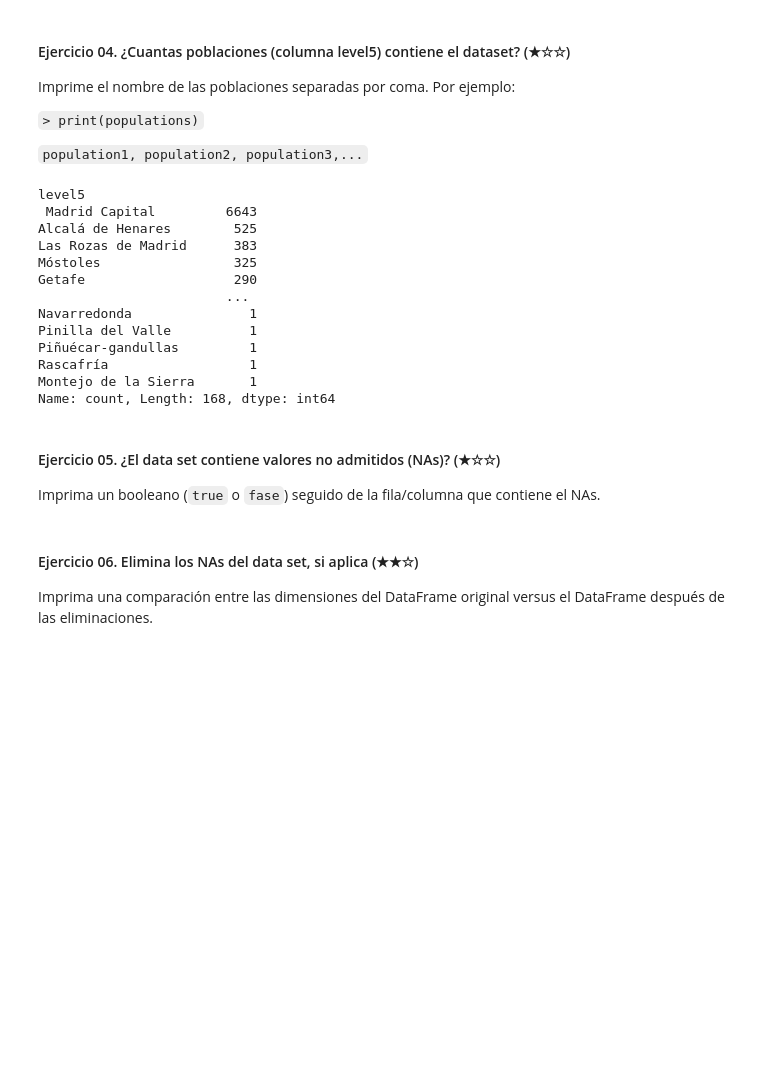
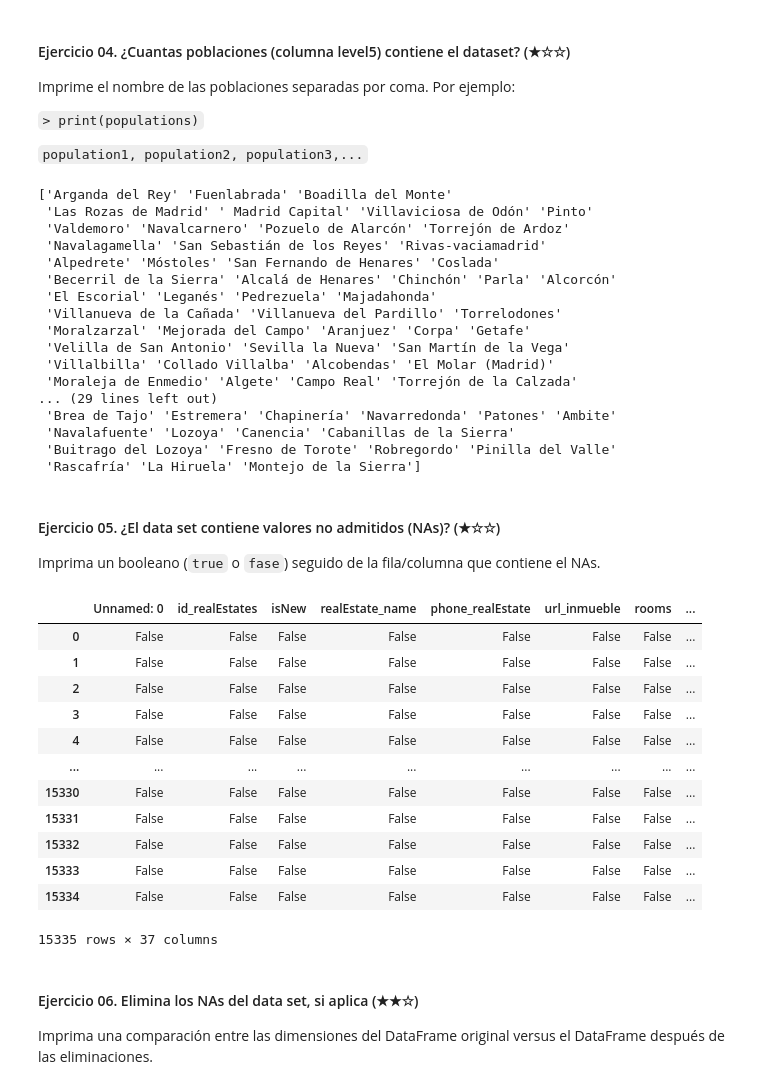
Before and after one commit to Angel-HR00/DataCleanUp-excercise, a Jupyter notebook: project.es.ipynb, the cells around one changed output. Cells and saved outputs as stored; diff of their text form; code cells hidden in the pictures; blank space fills up the shorter version.

```diff
--- a/project.es.ipynb
+++ b/project.es.ipynb
@@ -15,9 +15,12 @@ Let's start with precisely that question... Good luck!
 # %%
 import pandas as pd
 import numpy as np
+from numpy import var
 import matplotlib.pyplot as plt
+import seaborn as sns
 
 # this CSV file contains semicolons instead of comas as separator
+pd.set_option('display.max_columns', None)
 ds = pd.read_csv('assets/real_estate.csv', sep=';')
 ds
 # %% [output]
@@ -89,28 +95,46 @@ Imprime el nombre de las poblaciones separadas por coma. Por ejemplo:
 
 `population1, population2, population3,...`
 # %%
-poblaciones = ds.value_counts('level5')
+poblaciones = ds['level5'].unique()
 print(poblaciones)
 # %% [output]
-level5
- Madrid Capital         6643
-Alcalá de Henares        525
-Las Rozas de Madrid      383
-Móstoles                 325
-Getafe                   290
-                        ...
-Navarredonda               1
-Pinilla del Valle          1
-Piñuécar-gandullas         1
-Rascafría                  1
-Montejo de la Sierra       1
-Name: count, Length: 168, dtype: int64
+['Arganda del Rey' 'Fuenlabrada' 'Boadilla del Monte'
+ 'Las Rozas de Madrid' ' Madrid Capital' 'Villaviciosa de Odón' 'Pinto'
+ 'Valdemoro' 'Navalcarnero' 'Pozuelo de Alarcón' 'Torrejón de Ardoz'
+ 'Navalagamella' 'San Sebastián de los Reyes' 'Rivas-vaciamadrid'
+ 'Alpedrete' 'Móstoles' 'San Fernando de Henares' 'Coslada'
+ 'Becerril de la Sierra' 'Alcalá de Henares' 'Chinchón' 'Parla' 'Alcorcón'
+ 'El Escorial' 'Leganés' 'Pedrezuela' 'Majadahonda'
+ 'Villanueva de la Cañada' 'Villanueva del Pardillo' 'Torrelodones'
+ 'Moralzarzal' 'Mejorada del Campo' 'Aranjuez' 'Corpa' 'Getafe'
+ 'Velilla de San Antonio' 'Sevilla la Nueva' 'San Martín de la Vega'
+ 'Villalbilla' 'Collado Villalba' 'Alcobendas' 'El Molar (Madrid)'
+ 'Moraleja de Enmedio' 'Algete' 'Campo Real' 'Torrejón de la Calzada'
+... (29 lines left out)
+ 'Brea de Tajo' 'Estremera' 'Chapinería' 'Navarredonda' 'Patones' 'Ambite'
+ 'Navalafuente' 'Lozoya' 'Canencia' 'Cabanillas de la Sierra'
+ 'Buitrago del Lozoya' 'Fresno de Torote' 'Robregordo' 'Pinilla del Valle'
+ 'Rascafría' 'La Hiruela' 'Montejo de la Sierra']
 # %% [markdown]
 #### Ejercicio 05. ¿El data set contiene valores no admitidos (NAs)? (★☆☆)
 
 Imprima un booleano (`true` o `fase`) seguido de la fila/columna que contiene el NAs.
 # %%
-# TODO
+ds.isnull()
+# %% [output]
+|  | Unnamed: 0 | id_realEstates | isNew | realEstate_name | phone_realEstate | url_inmueble | rooms | ... |
+| 0 | False | False | False | False | False | False | False | ... |
+| 1 | False | False | False | False | False | False | False | ... |
+| 2 | False | False | False | False | False | False | False | ... |
+| 3 | False | False | False | False | False | False | False | ... |
+| 4 | False | False | False | False | False | False | False | ... |
+| ... | ... | ... | ... | ... | ... | ... | ... | ... |
+| 15330 | False | False | False | False | False | False | False | ... |
+| 15331 | False | False | False | False | False | False | False | ... |
+| 15332 | False | False | False | False | False | False | False | ... |
+| 15333 | False | False | False | False | False | False | False | ... |
+| 15334 | False | False | False | False | False | False | False | ... |
+15335 rows × 37 columns
 # %% [markdown]
 #### Ejercicio 06. Elimina los NAs del data set, si aplica (★★☆)
 
```
Also changed, not shown: parts of 15 cells of this notebook.
